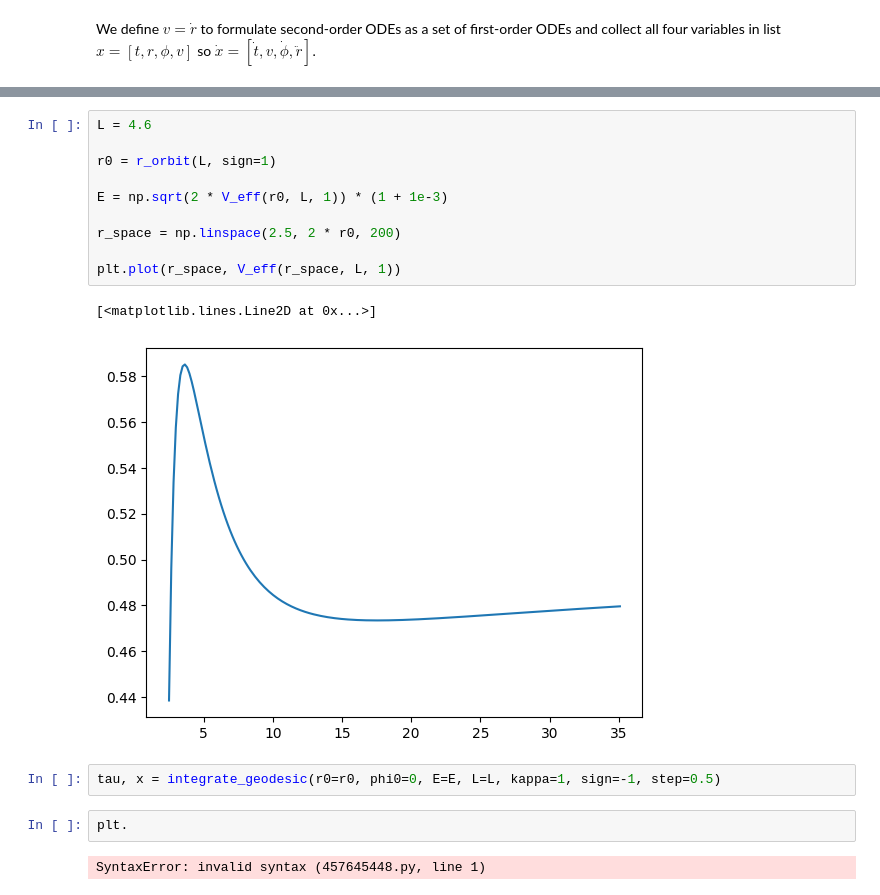
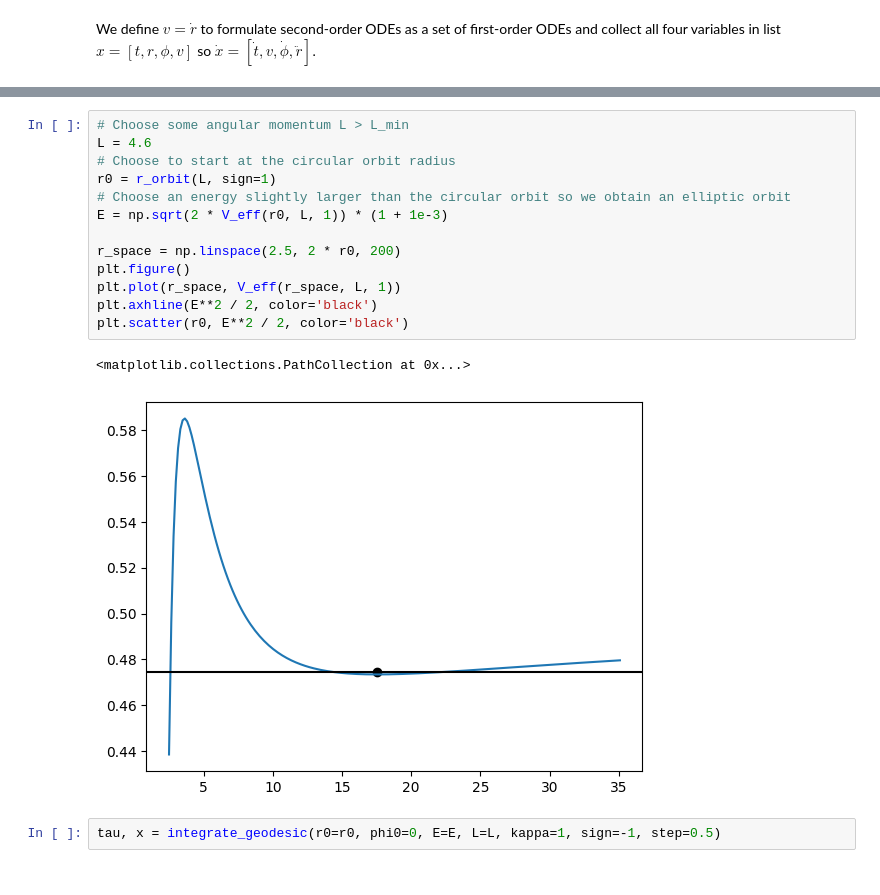
Before and after one commit to uo-phys/gr-winter25, a Jupyter notebook: notebooks/3 - Schwarzschild Geometry.ipynb, the cells around one changed output, grey strips where cells are left out. Saved outputs shown, nothing was run; the diff lists cells and outputs as text.

```diff
--- a/notebooks/3 - Schwarzschild Geometry.ipynb
+++ b/notebooks/3 - Schwarzschild Geometry.ipynb
@@ -130,19 +89,18 @@ def integrate_geodesic(r0, phi0, E, L, kappa, sign, step, intensity_profile=None
 # %%
+# Choose some angular momentum L > L_min
 L = 4.6
-
+# Choose to start at the circular orbit radius
 r0 = r_orbit(L, sign=1)
-
+# Choose an energy slightly larger than the circular orbit so we obtain an elliptic orbit
 E = np.sqrt(2 * V_eff(r0, L, 1)) * (1 + 1e-3)
 
 r_space = np.linspace(2.5, 2 * r0, 200)
-
+plt.figure()
 plt.plot(r_space, V_eff(r_space, L, 1))
+plt.axhline(E**2 / 2, color='black')
+plt.scatter(r0, E**2 / 2, color='black')
 # %% [output]
-[<matplotlib.lines.Line2D at 0x...>]
+<matplotlib.collections.PathCollection at 0x...>
-[figure, old version]
+[figure, new version]
 # %%
 tau, x = integrate_geodesic(r0=r0, phi0=0, E=E, L=L, kappa=1, sign=-1, step=0.5)
-# %%
-plt.
-# %% [output]
-SyntaxError: invalid syntax (457645448.py, line 1)
```
Also changed, not shown: parts of 7 cells of this notebook.
